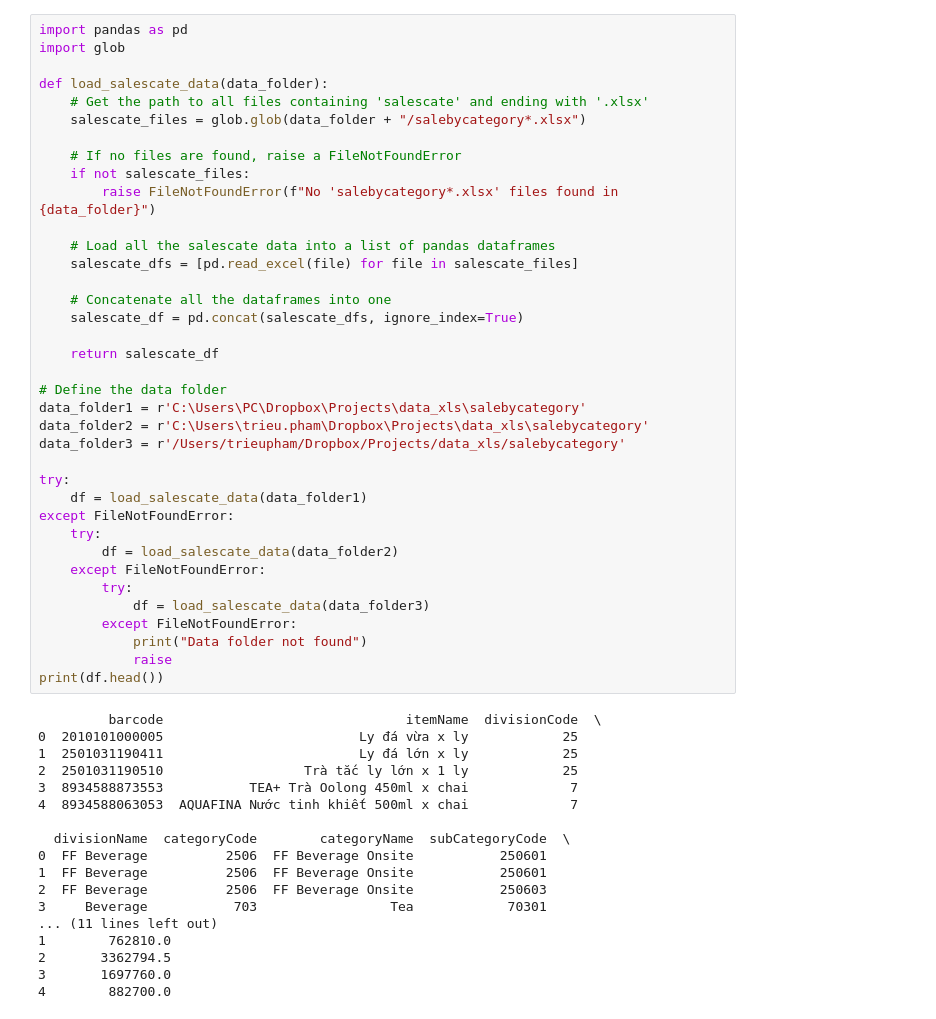
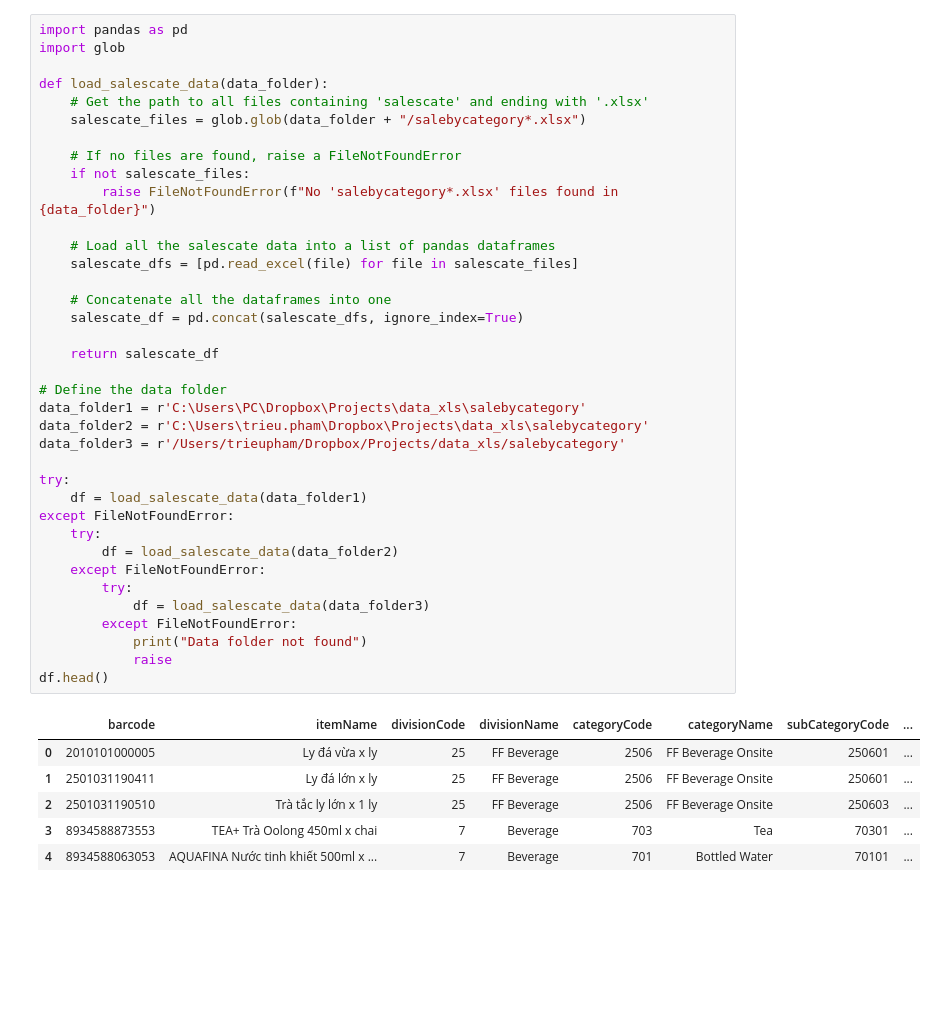
Before and after one commit to TrieuPH/python, a Jupyter notebook: Python/Data Analysis/Store/dataanalysis_cvs_salebycategory.ipynb, the cells around one changed output. Saved outputs shown, nothing was run; the diff lists cells and outputs as text; blank space fills up the shorter version.

```diff
--- a/Python/Data Analysis/Store/dataanalysis_cvs_salebycategory.ipynb
+++ b/Python/Data Analysis/Store/dataanalysis_cvs_salebycategory.ipynb
@@ -8,51 +8,40 @@ def load_salescate_data(data_folder):
 
     # If no files are found, raise a FileNotFoundError
     if not salescate_files:
         raise FileNotFoundError(f"No 'salebycategory*.xlsx' files found in {data_folder}")
 
     # Load all the salescate data into a list of pandas dataframes
     salescate_dfs = [pd.read_excel(file) for file in salescate_files]
 
     # Concatenate all the dataframes into one
     salescate_df = pd.concat(salescate_dfs, ignore_index=True)
 
     return salescate_df
 
 # Define the data folder
 data_folder1 = r'C:\Users\PC\Dropbox\Projects\data_xls\salebycategory'
 data_folder2 = r'C:\Users\trieu.pham\Dropbox\Projects\data_xls\salebycategory'
 data_folder3 = r'/Users/trieupham/Dropbox/Projects/data_xls/salebycategory'
 
 try:
     df = load_salescate_data(data_folder1)
 except FileNotFoundError:
     try:
         df = load_salescate_data(data_folder2)
     except FileNotFoundError:
         try:
             df = load_salescate_data(data_folder3)
         except FileNotFoundError:
             print("Data folder not found")
             raise
-print(df.head())
+df.head()
 # %% [output]
-         barcode                               itemName  divisionCode  \
-0  2010101000005                         Ly đá vừa x ly            25
-1  2501031190411                         Ly đá lớn x ly            25
-2  2501031190510                  Trà tắc ly lớn x 1 ly            25
-3  8934588873553           TEA+ Trà Oolong 450ml x chai             7
-4  8934588063053  AQUAFINA Nước tinh khiết 500ml x chai             7
-
-  divisionName  categoryCode        categoryName  subCategoryCode  \
-0  FF Beverage          2506  FF Beverage Onsite           250601
-1  FF Beverage          2506  FF Beverage Onsite           250601
-2  FF Beverage          2506  FF Beverage Onsite           250603
-3     Beverage           703                 Tea            70301
-... (11 lines left out)
-1        762810.0
-2       3362794.5
-3       1697760.0
-4        882700.0
+|  | barcode | itemName | divisionCode | divisionName | categoryCode | categoryName | subCategoryCode | ... |
+| 0 | 2010101000005 | Ly đá vừa x ly | 25 | FF Beverage | 2506 | FF Beverage Onsite | 250601 | ... |
+| 1 | 2501031190411 | Ly đá lớn x ly | 25 | FF Beverage | 2506 | FF Beverage Onsite | 250601 | ... |
+| 2 | 2501031190510 | Trà tắc ly lớn x 1 ly | 25 | FF Beverage | 2506 | FF Beverage Onsite | 250603 | ... |
+| 3 | 8934588873553 | TEA+ Trà Oolong 450ml x chai | 7 | Beverage | 703 | Tea | 70301 | ... |
+| 4 | 8934588063053 | AQUAFINA Nước tinh khiết 500ml x ... | 7 | Beverage | 701 | Bottled Water | 70101 | ... |
 # %%
 df.info()
 # %% [output]
```
Also changed, not shown: parts of 17 cells of this notebook, 13 other files.
